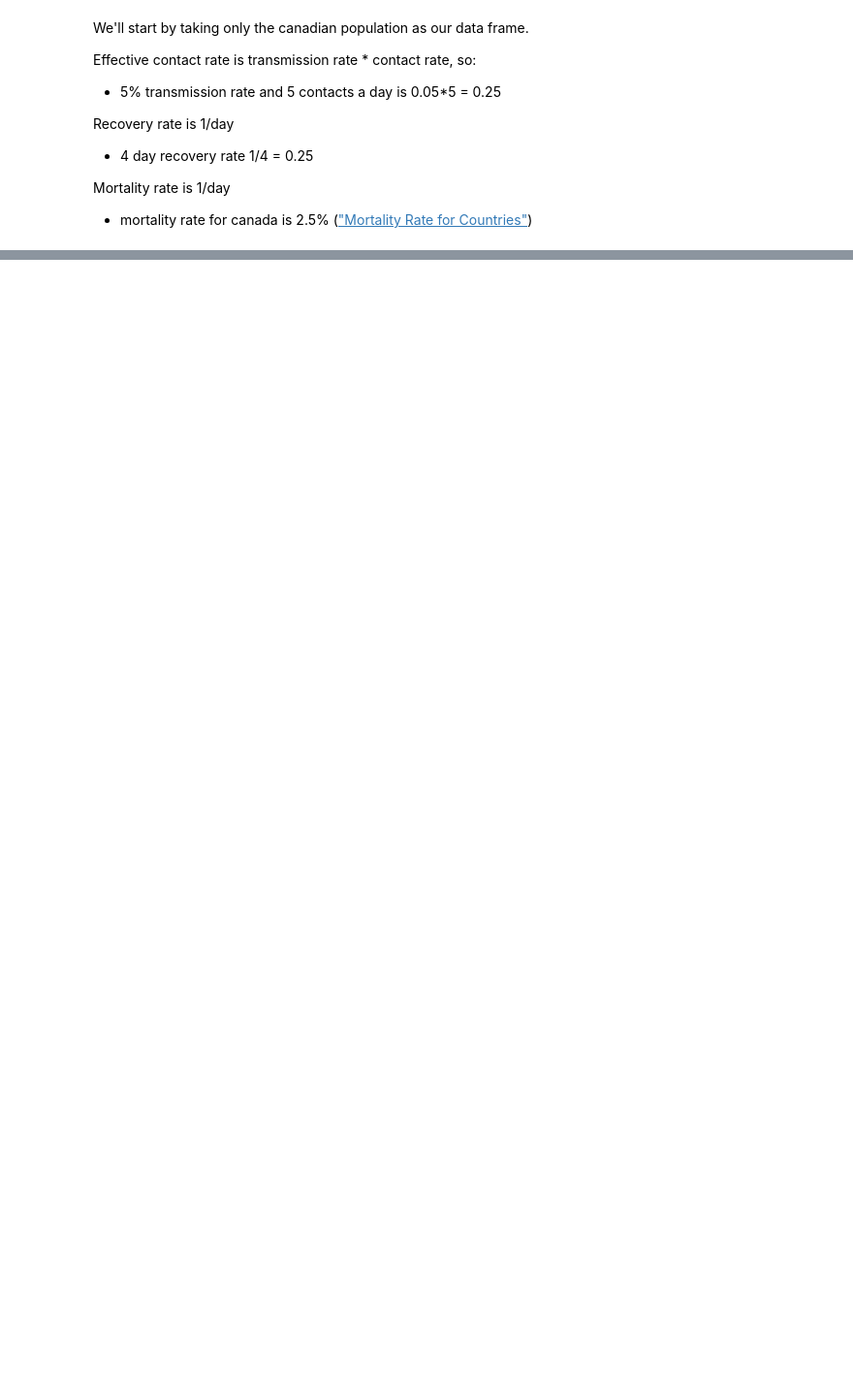
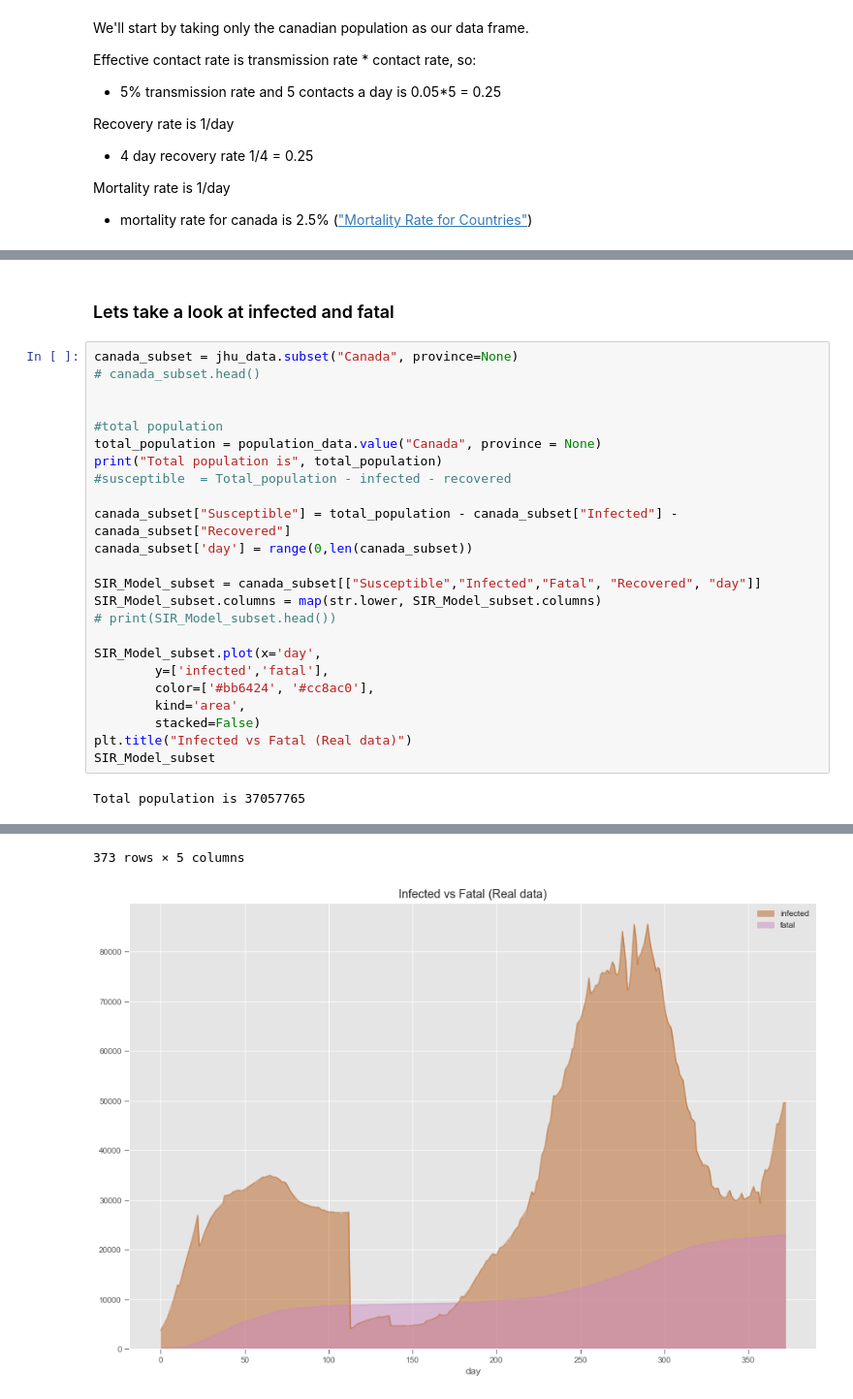
Before and after one commit to isohels/SIRModel, a Jupyter notebook: notebooks/CovsirPhy.ipynb, the cells around one changed output, grey strips where cells are left out. Shown at 97% size. Drawn from its saved outputs; the diff is of its cells as text; blank space fills up the shorter version.

```diff
--- a/notebooks/CovsirPhy.ipynb
+++ b/notebooks/CovsirPhy.ipynb
@@ -1095,0 +1030,28 @@ WARNING: Could not generate requirement for distribution -andas 1.0.1 (c:\progra
+# %% [markdown]
+### Lets take a look at infected and fatal
+# %%
+canada_subset = jhu_data.subset("Canada", province=None)
+# canada_subset.head()
+
+
+#total population
+total_population = population_data.value("Canada", province = None)
+print("Total population is", total_population)
+#susceptible  = Total_population - infected - recovered
+
+canada_subset["Susceptible"] = total_population - canada_subset["Infected"] - canada_subset["Recovered"]
+canada_subset['day'] = range(0,len(canada_subset))
+
+SIR_Model_subset = canada_subset[["Susceptible","Infected","Fatal", "Recovered", "day"]]
+SIR_Model_subset.columns = map(str.lower, SIR_Model_subset.columns)
+# print(SIR_Model_subset.head())
+
+SIR_Model_subset.plot(x='day',
+        y=['infected','fatal'],
+        color=['#bb6424', '#cc8ac0'],
+        kind='area',
+        stacked=False)
+plt.title("Infected vs Fatal (Real data)")
+SIR_Model_subset
+# %% [output]
+Total population is 37057765
@@ -1095,0 +1070,2 @@ WARNING: Could not generate requirement for distribution -andas 1.0.1 (c:\progra
+373 rows × 5 columns
+[figure, added]
```
Also changed, not shown: parts of 107 cells of this notebook, 6 other files.
